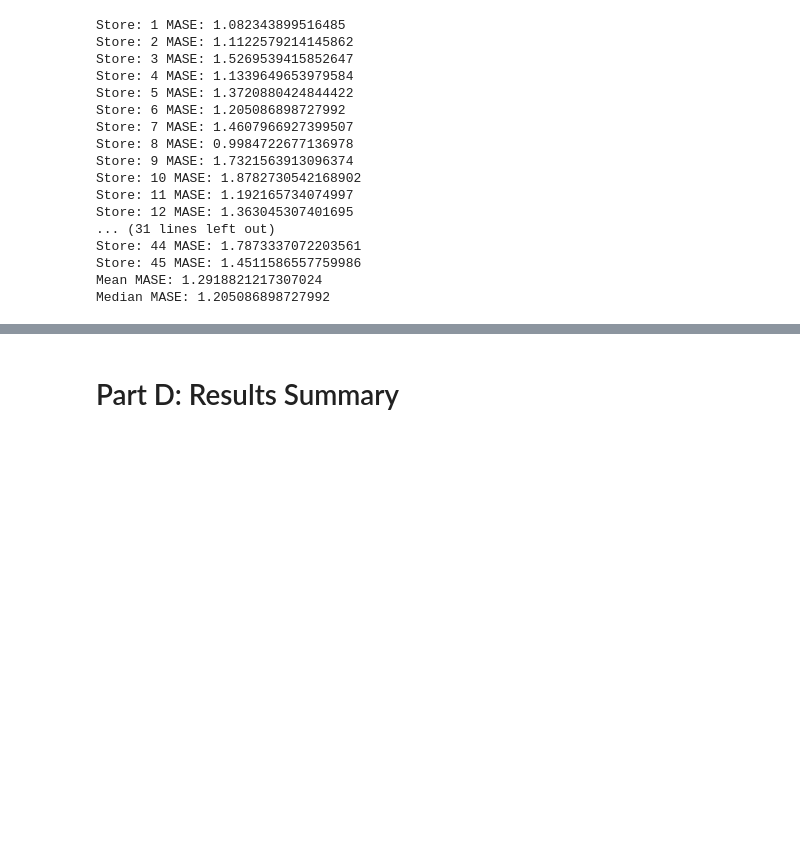
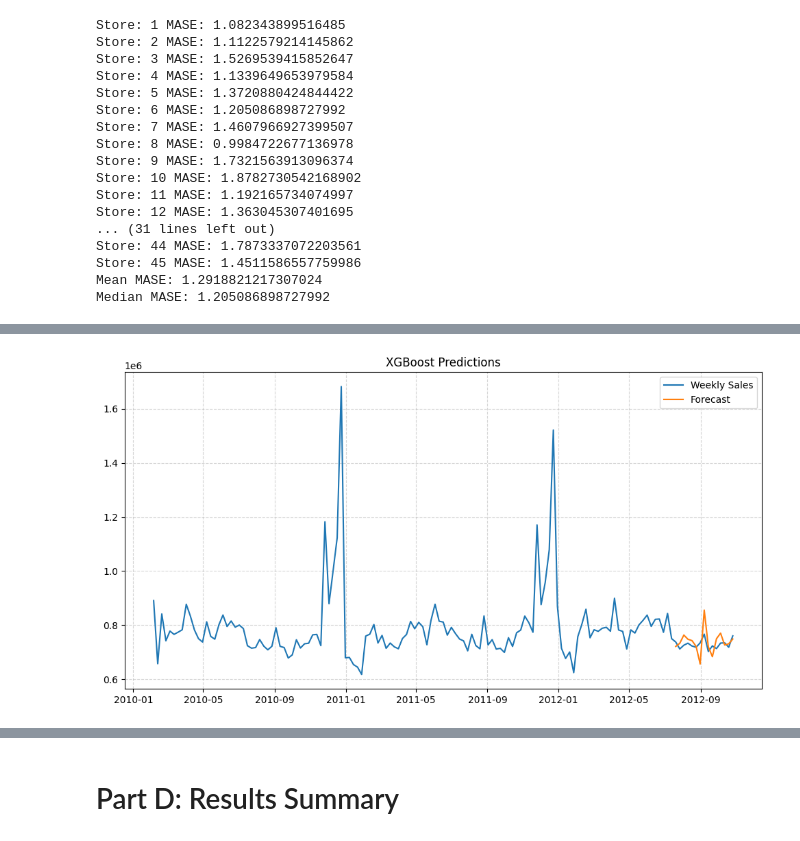
Before and after one commit to Disco-Gnome/CSC84040, a Jupyter notebook: Assignments/McNeil_Ryan_assignment3.ipynb, the cells around one changed output, grey strips where cells are left out. Drawn from its saved outputs; the diff is of its cells as text; code cells hidden in the pictures; blank space fills up the shorter version.

```diff
--- a/Assignments/McNeil_Ryan_assignment3.ipynb
+++ b/Assignments/McNeil_Ryan_assignment3.ipynb
@@ -593,4 +593,7 @@ Drop date. I needed date for splitting, but since I don't want to just be produc
 # %%
+X_train_idx_to_date = X_train['Date']
+X_test_idx_to_date = X_test['Date']
+
 X_train = X_train.drop("Date", axis=1)
 X_test = X_test.drop("Date", axis=1)
 # %% [markdown]
@@ -679,0 +675,13 @@ Median MASE: 1.205086898727992
+# %%
+# Reconstruct the training set with dates
+train_reconstructed = pd.concat([X_train_idx_to_date, X_train, y_train], axis=1)
+train_reconstructed['forecast'] = np.nan  # Initialize forecast
+
+# Reconstruct the test set
+test_reconstructed = pd.concat([X_test_idx_to_date, X_test, y_test], axis=1)
+test_reconstructed['forecast'] = y_pred  # Add predictions
+
+# Combine the reconstructed train and test sets
+full_reconstructed = pd.concat([train_reconstructed, test_reconstructed], axis=0).sort_values(by='Date').reset_index(drop=True)
+
+full_reconstructed.head()
@@ -679,0 +696,16 @@ Median MASE: 1.205086898727992
+# %%
+store = 45  # Set any store
+
+plt.figure(figsize=(12,6))
+plt.title("XGBoost Predictions")
+plt.plot(full_reconstructed[full_reconstructed['Store'] == store]['Date'],
+         full_reconstructed[full_reconstructed['Store'] == store]['Weekly_Sales'],
+         label='Weekly Sales')
+plt.plot(full_reconstructed[full_reconstructed['Store'] == store]['Date'],
+         full_reconstructed[full_reconstructed['Store'] == store]['forecast'],
+         label='Forecast')
+plt.grid(True, alpha=0.5, linestyle="--")
+plt.legend()
+plt.show()
+# %% [output]
+[figure, added]
```
Also changed, not shown: parts of 32 cells of this notebook, 1 other file.
